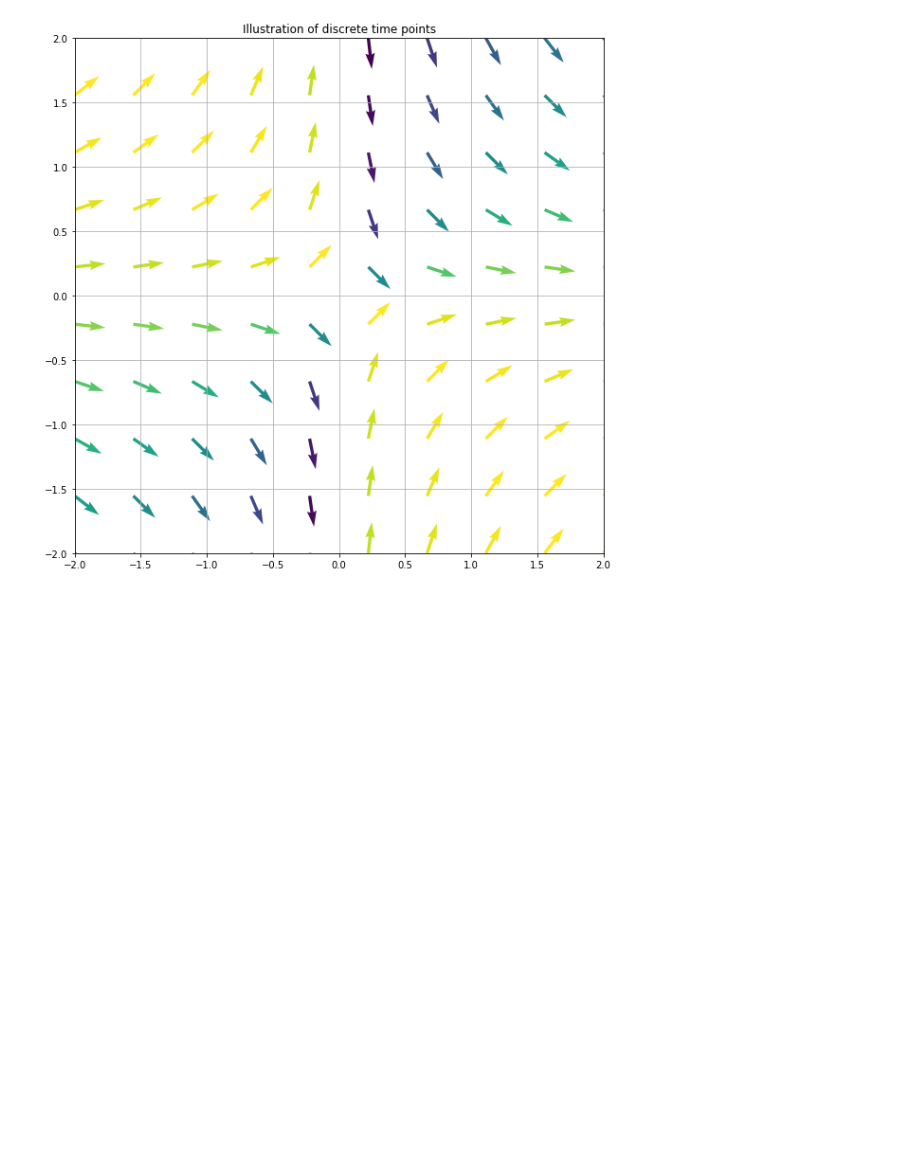
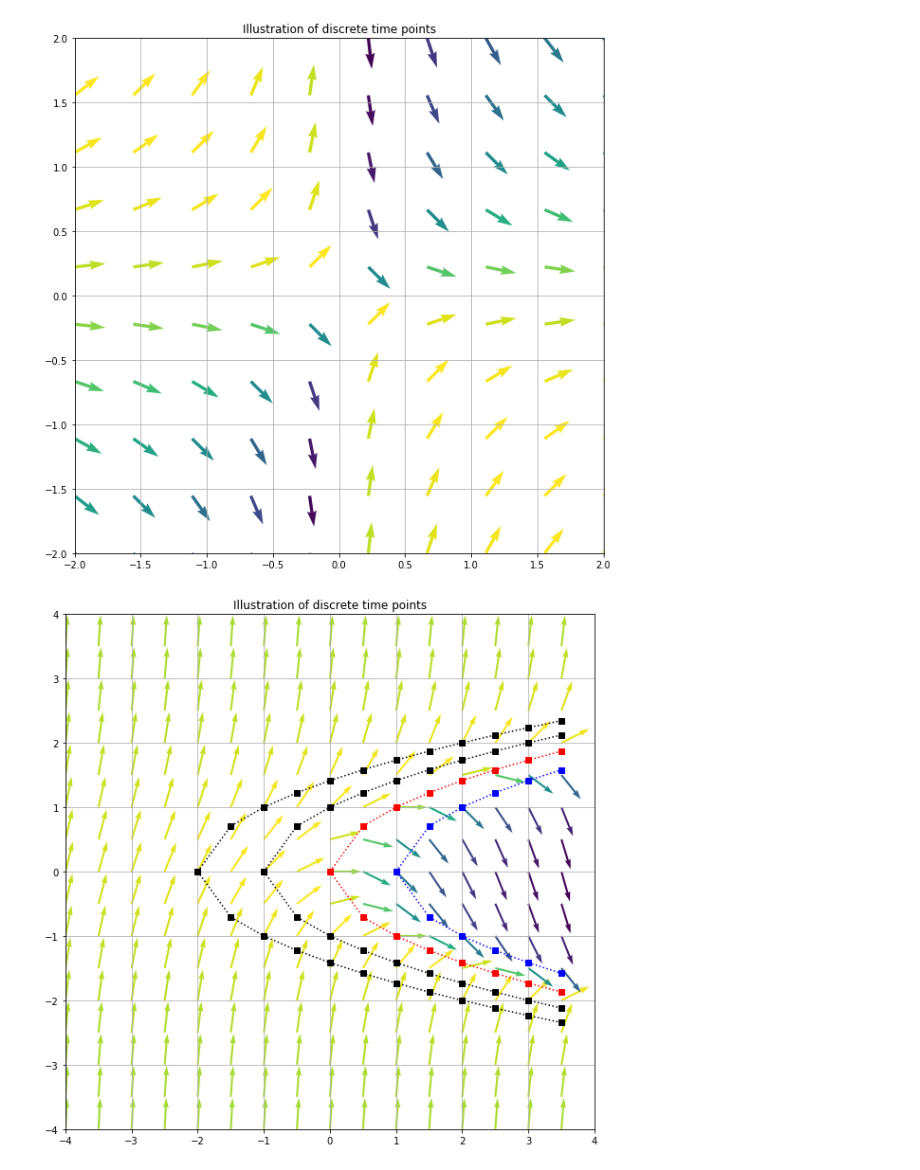
Before and after one commit to JasonBorland/TUD_MATH3835_NA_DE, a Jupyter notebook: DirectionFields.ipynb, the cells around one changed output. Drawn from its saved outputs; the diff is of its cells as text; code cells hidden in the pictures; blank space fills up the shorter version.

```diff
--- a/DirectionFields.ipynb
+++ b/DirectionFields.ipynb
@@ -81,3 +81,48 @@ plt.grid(True)
 plt.show()
 # %% [output]
 [figure]
+# %%
+def diff4(x,y):
+    return y**2 -x#
+
+x4 = np.arange(-4,4,0.5)
+y4 = np.arange(-4,4,0.5)
+X4, Y4 = np.meshgrid(x4, y4)
+
+deg4 = np.arctan(diff4(X4,Y4))
+dx4 = np.cos(deg4)
+dy4 = np.sin(deg4)
+# %%
+fig = plt.figure(figsize=(10,10))
+
+color_array4 = np.sqrt(((dx4-n)/2)**2 + ((dy4-n)/2)**2)
+
+plt.quiver(X4,Y4,dx4,dy4, color_array4, scale=17)
+plt.xlim((-4,4))
+plt.ylim((-4,4))
+plt.title('Illustration of discrete time points')
+plt.grid(True)
+
+w1 = np.sqrt(x4-1)
+w2 = -np.sqrt(x4-1)
+plt.plot(x4,w1,'s:',color='blue',label='Isocline m=-1, y^2 -x = -1')
+plt.plot(x4,w2,'s:',color='blue',label='Isocline m=-1, y^2 -x = -1')
+
+w3 = np.sqrt(x4)
+w4 = -np.sqrt(x4)
+plt.plot(x4,w3,'s:',color='red',label='Isocline m=0, y^2 -x = 0')
+plt.plot(x4,w4,'s:',color='red',label='Isocline m=0, y^2 -x = 0')
+
+w5 = np.sqrt(x4+1)
+w6 = -np.sqrt(x4+1)
+plt.plot(x4,w5,'s:',color='black',label='Isocline m=1, y^2 -x = 1')
+plt.plot(x4,w6,'s:',color='black',label='Isocline m=1, y^2 -x = 1')
+
+w7 = np.sqrt(x4+2)
+w8 = -np.sqrt(x4+2)
+plt.plot(x4,w7,'s:',color='black',label='Isocline m=2, y^2 -x = 2')
+plt.plot(x4,w8,'s:',color='black',label='Isocline m=2, y^2 -x = 2')
+
+plt.show()
+# %% [output]
+[figure, added]
```
